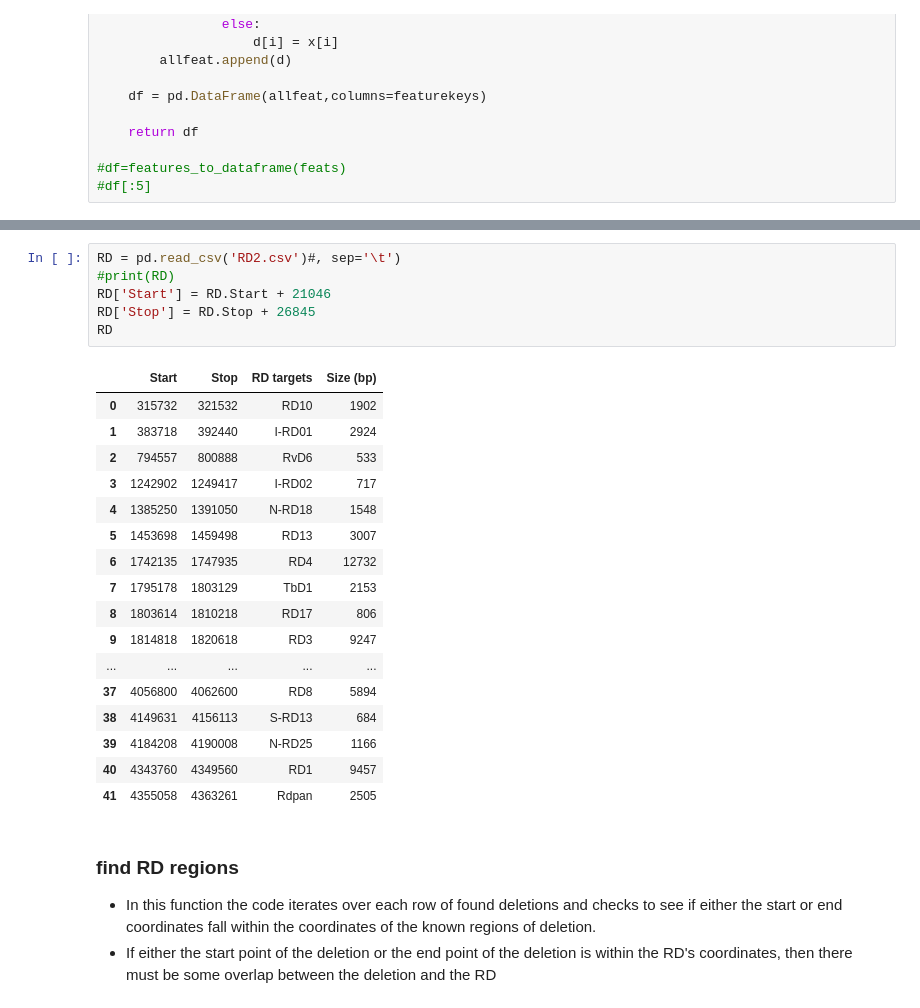
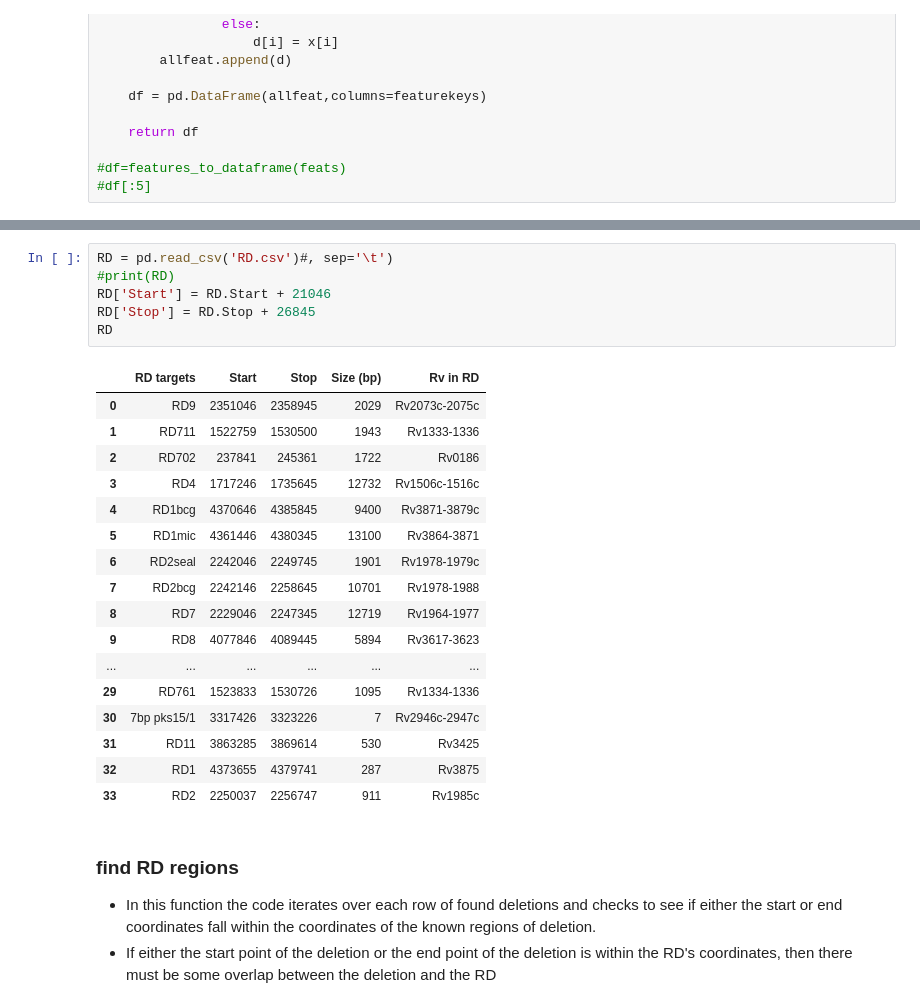
Before and after one commit to Matt-McElheron/Orygis_project, a Jupyter notebook: genome_diff.ipynb, the cells around one changed output, grey strips where cells are left out. Cells and saved outputs as stored; diff of their text form.

```diff
--- a/genome_diff.ipynb
+++ b/genome_diff.ipynb
@@ -168,27 +161,27 @@ deletions
 # %%
-RD = pd.read_csv('RD2.csv')#, sep='\t')
+RD = pd.read_csv('RD.csv')#, sep='\t')
 #print(RD)
 RD['Start'] = RD.Start + 21046
 RD['Stop'] = RD.Stop + 26845
 RD
 # %% [output]
-|  | Start | Stop | RD targets | Size (bp) |
-| 0 | 315732 | 321532 | RD10 | 1902 |
-| 1 | 383718 | 392440 | I-RD01 | 2924 |
-| 2 | 794557 | 800888 | RvD6 | 533 |
-| 3 | 1242902 | 1249417 | I-RD02 | 717 |
-| 4 | 1385250 | 1391050 | N-RD18 | 1548 |
-| 5 | 1453698 | 1459498 | RD13 | 3007 |
-| 6 | 1742135 | 1747935 | RD4 | 12732 |
-| 7 | 1795178 | 1803129 | TbD1 | 2153 |
-| 8 | 1803614 | 1810218 | RD17 | 806 |
-| 9 | 1814818 | 1820618 | RD3 | 9247 |
-| ... | ... | ... | ... | ... |
-| 37 | 4056800 | 4062600 | RD8 | 5894 |
-| 38 | 4149631 | 4156113 | S-RD13 | 684 |
-| 39 | 4184208 | 4190008 | N-RD25 | 1166 |
-| 40 | 4343760 | 4349560 | RD1 | 9457 |
-| 41 | 4355058 | 4363261 | Rdpan | 2505 |
+|  | RD targets | Start | Stop | Size (bp) | Rv in RD |
+| 0 | RD9 | 2351046 | 2358945 | 2029 | Rv2073c-2075c |
+| 1 | RD711 | 1522759 | 1530500 | 1943 | Rv1333-1336 |
+| 2 | RD702 | 237841 | 245361 | 1722 | Rv0186 |
+| 3 | RD4 | 1717246 | 1735645 | 12732 | Rv1506c-1516c |
+| 4 | RD1bcg | 4370646 | 4385845 | 9400 | Rv3871-3879c |
+| 5 | RD1mic | 4361446 | 4380345 | 13100 | Rv3864-3871 |
+| 6 | RD2seal | 2242046 | 2249745 | 1901 | Rv1978-1979c |
+| 7 | RD2bcg | 2242146 | 2258645 | 10701 | Rv1978-1988 |
+| 8 | RD7 | 2229046 | 2247345 | 12719 | Rv1964-1977 |
+| 9 | RD8 | 4077846 | 4089445 | 5894 | Rv3617-3623 |
+| ... | ... | ... | ... | ... | ... |
+| 29 | RD761 | 1523833 | 1530726 | 1095 | Rv1334-1336 |
+| 30 | 7bp pks15/1 | 3317426 | 3323226 | 7 | Rv2946c-2947c |
+| 31 | RD11 | 3863285 | 3869614 | 530 | Rv3425 |
+| 32 | RD1 | 4373655 | 4379741 | 287 | Rv3875 |
+| 33 | RD2 | 2250037 | 2256747 | 911 | Rv1985c |
 # %% [markdown]
 ### find RD regions
 * In this function the code iterates over each row of found deletions and checks to see if either the start or end coordinates fall within the coordinates of the known regions of deletion.
```
Also changed, not shown: parts of 3 cells of this notebook, 2 other files.
